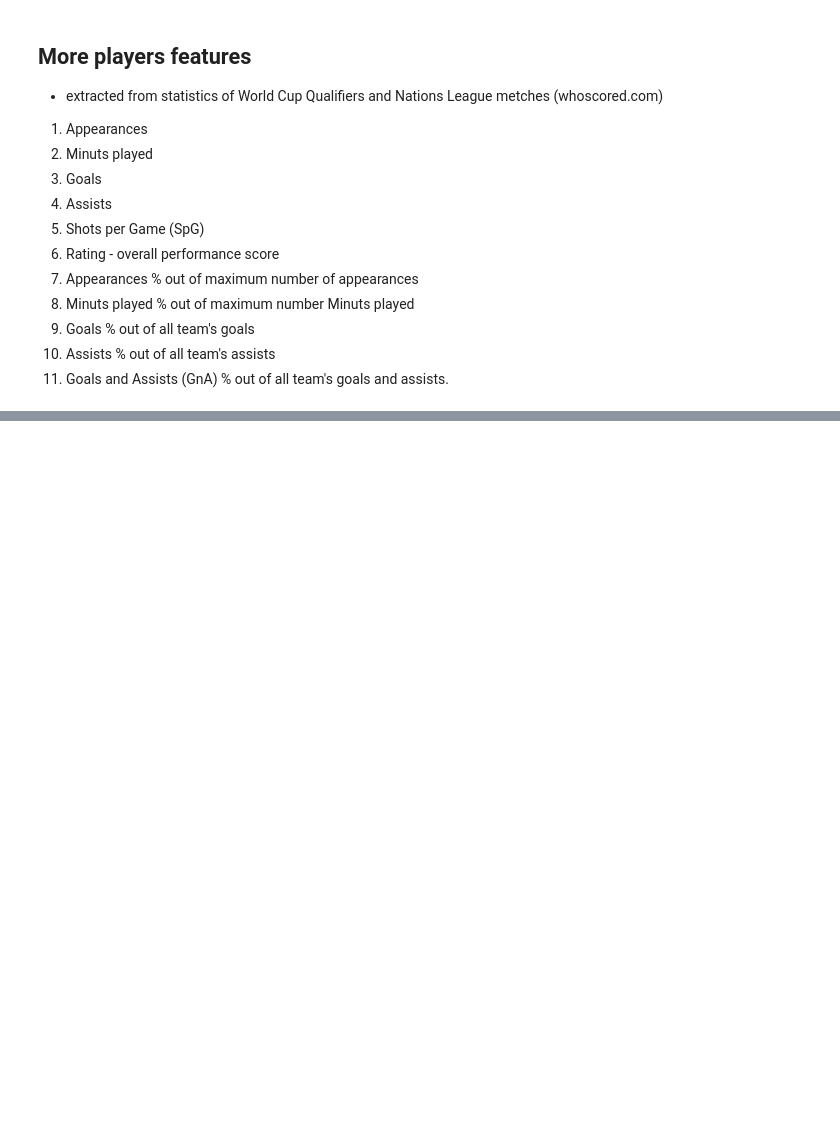
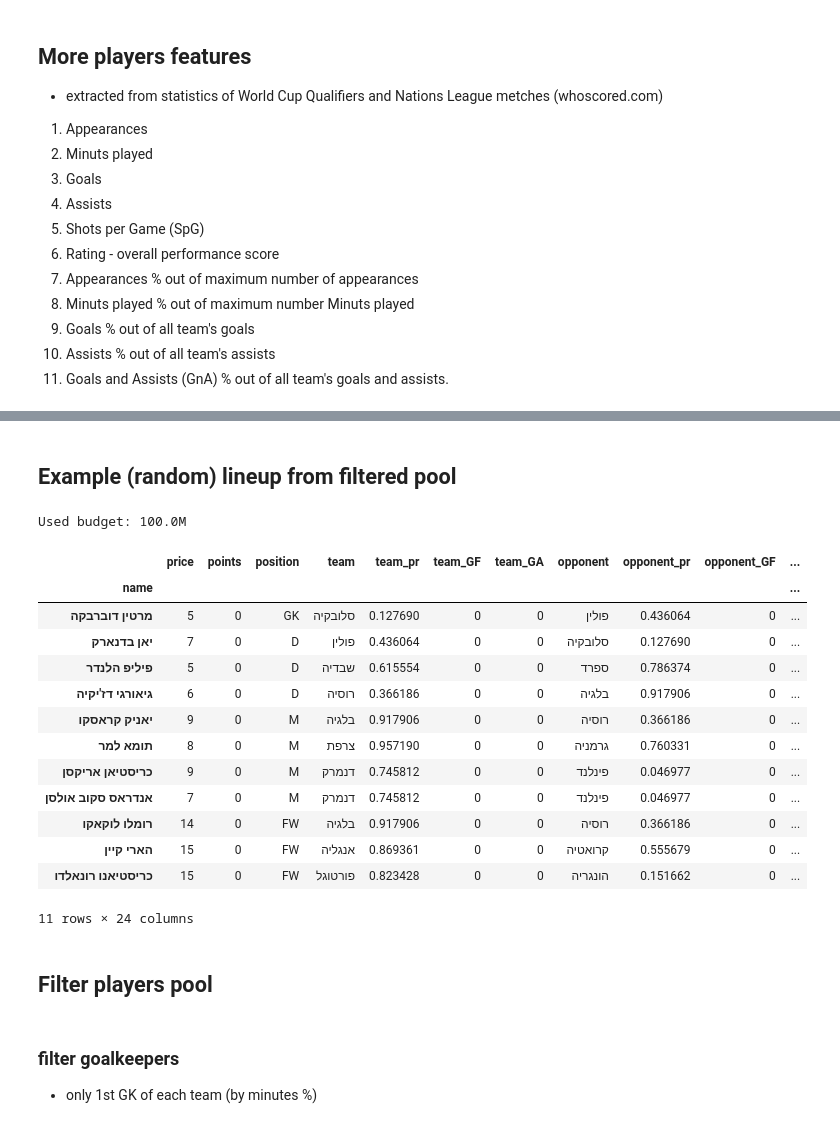
Before and after one commit to avshalomd/sport5-fantasy, a Jupyter notebook: fantasy-euro.ipynb, the cells around one changed output, grey strips where cells are left out. Cells and saved outputs as stored; diff of their text form; code cells hidden in the pictures; blank space fills up the shorter version.

```diff
--- a/fantasy-euro.ipynb
+++ b/fantasy-euro.ipynb
@@ -387,0 +370,23 @@ players_df
+# %% [markdown]
+## Example (random) lineup from filtered pool
+# %%
+lineup_df = get_random_lineup(players_df, formation=[3,4,3], budget=100, budget_delta=1, max_same_team=2, min_player_price=5)
+lineup_df
+# %% [output]
+Used budget: 100.0M
+|  | price | points | position | team | team_pr | team_GF | team_GA | opponent | opponent_pr | opponent_GF | ... |
+| name |  |  |  |  |  |  |  |  |  |  | ... |
+| מרטין דוברבקה | 5 | 0 | GK | סלובקיה | 0.127690 | 0 | 0 | פולין | 0.436064 | 0 | ... |
+| יאן בדנארק | 7 | 0 | D | פולין | 0.436064 | 0 | 0 | סלובקיה | 0.127690 | 0 | ... |
+| פיליפ הלנדר | 5 | 0 | D | שבדיה | 0.615554 | 0 | 0 | ספרד | 0.786374 | 0 | ... |
+| גיאורגי דז'יקיה | 6 | 0 | D | רוסיה | 0.366186 | 0 | 0 | בלגיה | 0.917906 | 0 | ... |
+| יאניק קראסקו | 9 | 0 | M | בלגיה | 0.917906 | 0 | 0 | רוסיה | 0.366186 | 0 | ... |
+| תומא למר | 8 | 0 | M | צרפת | 0.957190 | 0 | 0 | גרמניה | 0.760331 | 0 | ... |
+| כריסטיאן אריקסן | 9 | 0 | M | דנמרק | 0.745812 | 0 | 0 | פינלנד | 0.046977 | 0 | ... |
+| אנדראס סקוב אולסן | 7 | 0 | M | דנמרק | 0.745812 | 0 | 0 | פינלנד | 0.046977 | 0 | ... |
+| רומלו לוקאקו | 14 | 0 | FW | בלגיה | 0.917906 | 0 | 0 | רוסיה | 0.366186 | 0 | ... |
+| הארי קיין | 15 | 0 | FW | אנגליה | 0.869361 | 0 | 0 | קרואטיה | 0.555679 | 0 | ... |
+| כריסטיאנו רונאלדו | 15 | 0 | FW | פורטוגל | 0.823428 | 0 | 0 | הונגריה | 0.151662 | 0 | ... |
+11 rows × 24 columns
+# %% [markdown]
+## Filter players pool
@@ -387,0 +395,3 @@ players_df
+# %% [markdown]
+### filter goalkeepers
+* only 1st GK of each team (by minutes %)
```
Also changed, not shown: parts of 30 cells of this notebook, 4 other files.
